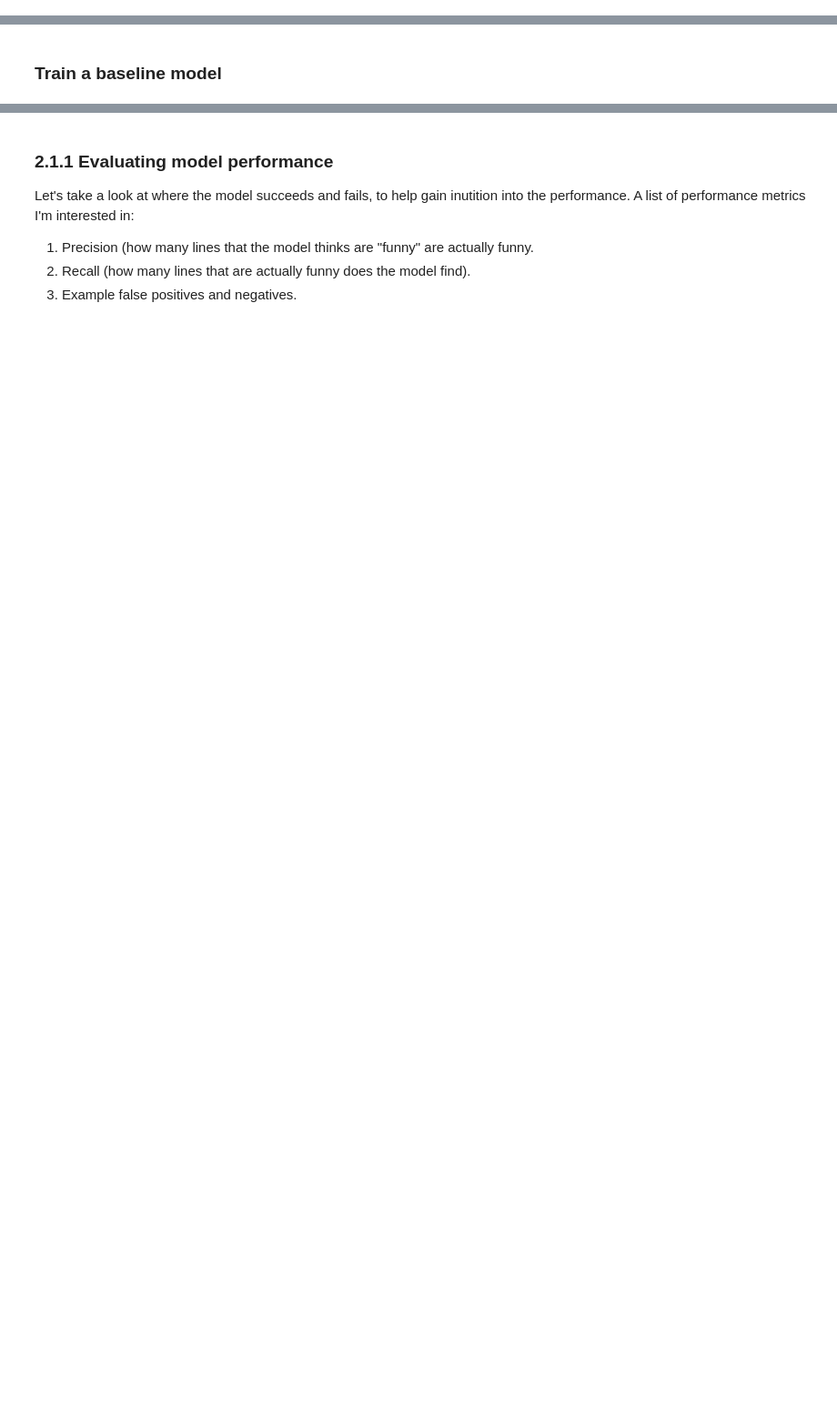
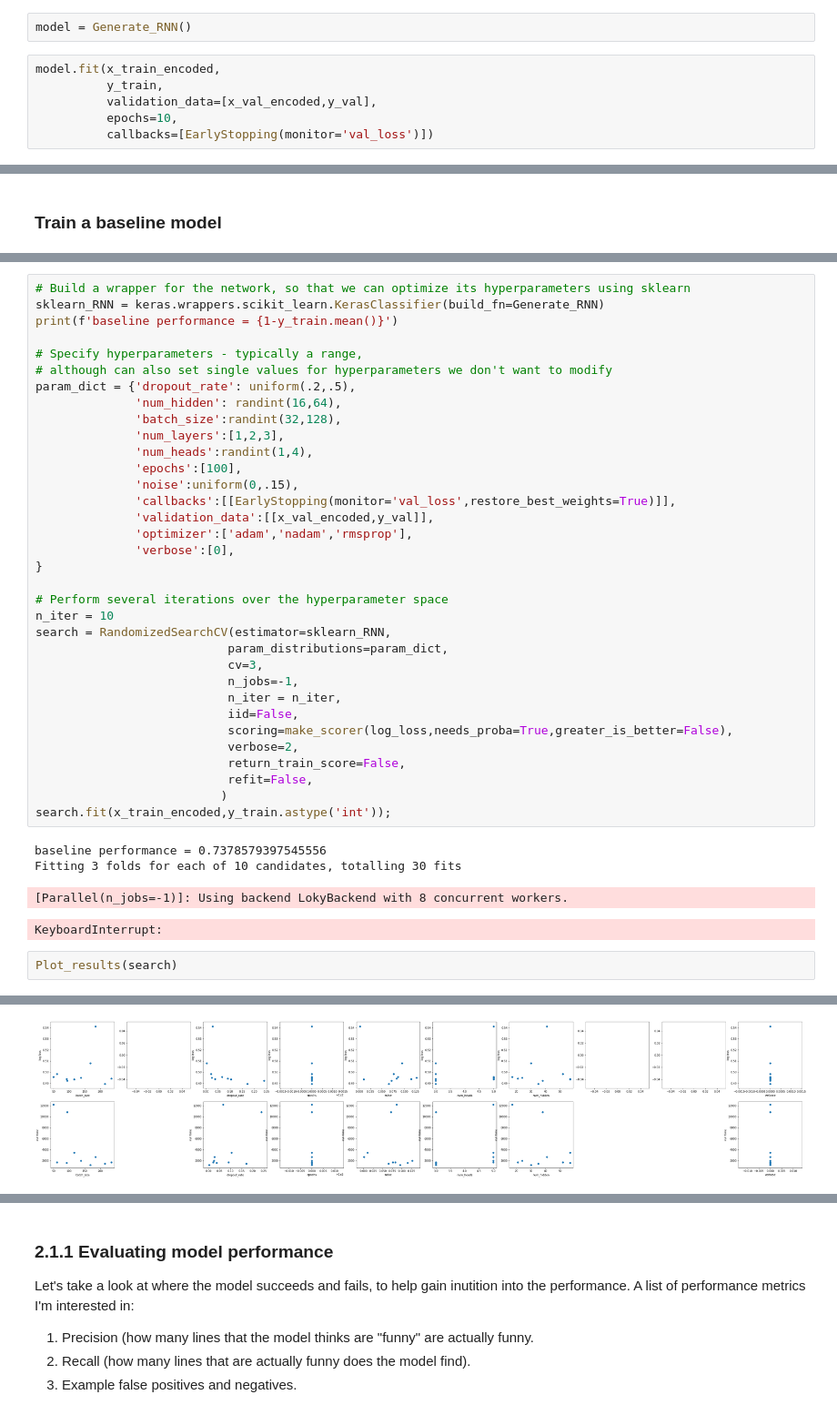
Before and after one commit to coraames/WaitWait, a Jupyter notebook: WWDA Predicting Humor.ipynb, the cells around one changed output, grey strips where cells are left out. Shown: that part at 91% size. Saved outputs shown, nothing was run; the diff lists cells and outputs as text; blank space fills up the shorter version.

```diff
--- a/WWDA Predicting Humor.ipynb
+++ b/WWDA Predicting Humor.ipynb
@@ -1023,0 +1046,8 @@ def generate_model(embedding_matrix=embedding_matrix,num_recurrent=64,drop_prob=
+# %%
+model = Generate_RNN()
+# %%
+model.fit(x_train_encoded,
+          y_train,
+          validation_data=[x_val_encoded,y_val],
+          epochs=10,
+          callbacks=[EarlyStopping(monitor='val_loss')])
@@ -1099,0 +1063,42 @@ Epoch 2/10
+# %%
+# Build a wrapper for the network, so that we can optimize its hyperparameters using sklearn
+sklearn_RNN = keras.wrappers.scikit_learn.KerasClassifier(build_fn=Generate_RNN)
+print(f'baseline performance = {1-y_train.mean()}')
+
+# Specify hyperparameters - typically a range,
+# although can also set single values for hyperparameters we don't want to modify
+param_dict = {'dropout_rate': uniform(.2,.5),
+              'num_hidden': randint(16,64),
+              'batch_size':randint(32,128),
+              'num_layers':[1,2,3],
+              'num_heads':randint(1,4),
+              'epochs':[100],
+              'noise':uniform(0,.15),
+              'callbacks':[[EarlyStopping(monitor='val_loss',restore_best_weights=True)]],
+              'validation_data':[[x_val_encoded,y_val]],
+              'optimizer':['adam','nadam','rmsprop'],
+              'verbose':[0],
+}
+
+# Perform several iterations over the hyperparameter space
+n_iter = 10
+search = RandomizedSearchCV(estimator=sklearn_RNN,
+                           param_distributions=param_dict,
+                           cv=3,
+                           n_jobs=-1,
+                           n_iter = n_iter,
+                           iid=False,
+                           scoring=make_scorer(log_loss,needs_proba=True,greater_is_better=False),
+                           verbose=2,
+                           return_train_score=False,
+                           refit=False,
+                          )
+search.fit(x_train_encoded,y_train.astype('int'));
+# %% [output]
+baseline performance = 0.7378579397545556
+Fitting 3 folds for each of 10 candidates, totalling 30 fits
+[Parallel(n_jobs=-1)]: Using backend LokyBackend with 8 concurrent workers.
+KeyboardInterrupt:
+# %%
+Plot_results(search)
+# %% [output]
@@ -1099,0 +1122 @@ Epoch 2/10
+[figure, added]
```
Also changed, not shown: parts of 51 cells of this notebook, 3 other files.
